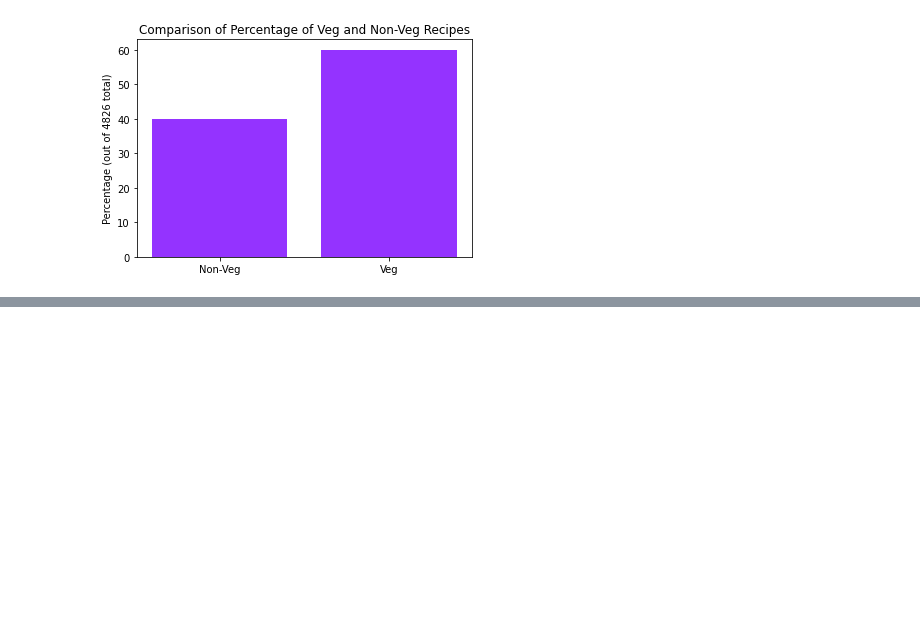
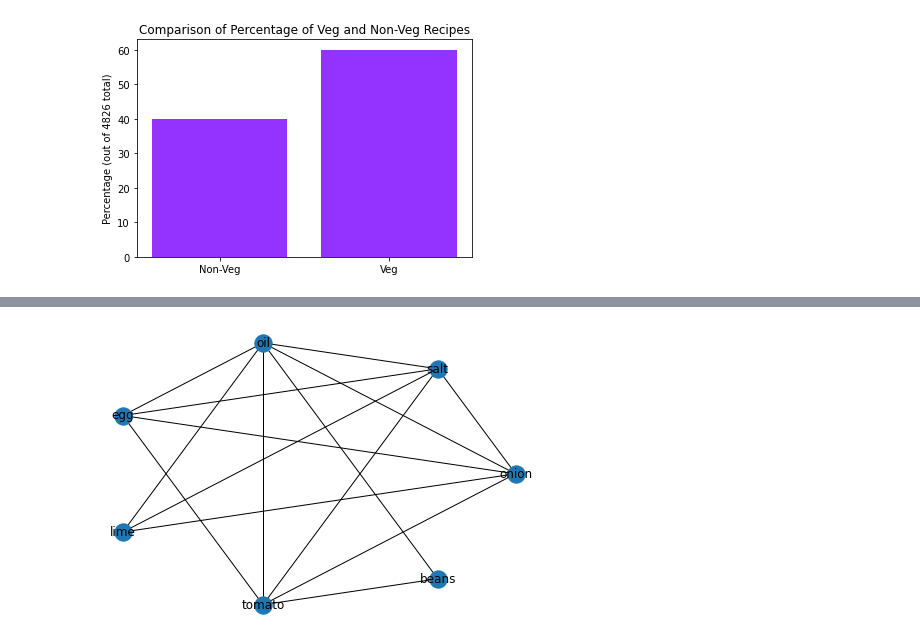
Before and after one commit to samar14641/food-recomm, a Jupyter notebook: edaWork.ipynb, the cells around one changed output, grey strips where cells are left out. Cells and saved outputs as stored; diff of their text form; code cells hidden in the pictures; blank space fills up the shorter version.

```diff
--- a/edaWork.ipynb
+++ b/edaWork.ipynb
@@ -69,3 +69,32 @@ plt.show()
 plt.close()
 # %% [output]
 [figure]
+# %%
+# still figuring this bit out
+
+recipes = {
+    'onion': [],
+    'lime': [],
+    'salt': [],
+    'oil': [],
+    'egg': [],
+    'tomato': [],
+    'beans': []
+}
+
+with open(os.getcwd() + '/testFile.txt') as dataset:
+    line = dataset.readline().strip()
+
+    while line:
+        ingredients = line.split(',')
+
+        for i in ingredients:
+            x = [j for j in ingredients if i != j]
+            recipes[i].extend(x)
+
+        line = dataset.readline().strip()
+
+for i in recipes:
+    recipes[i] = set(recipes[i])
+
+recipes
@@ -71,0 +111,12 @@ plt.close()
+# %%
+g = nx.Graph()
+
+for i in recipes:
+    for j in recipes[i]:
+        g.add_edge(i, j)
+
+nx.draw(g, with_labels = True)
+# plt.savefig(dir)
+# plt.clf
+# %% [output]
+[figure, added]
```
Also changed, not shown: parts of 2 cells of this notebook, 1 other file.
